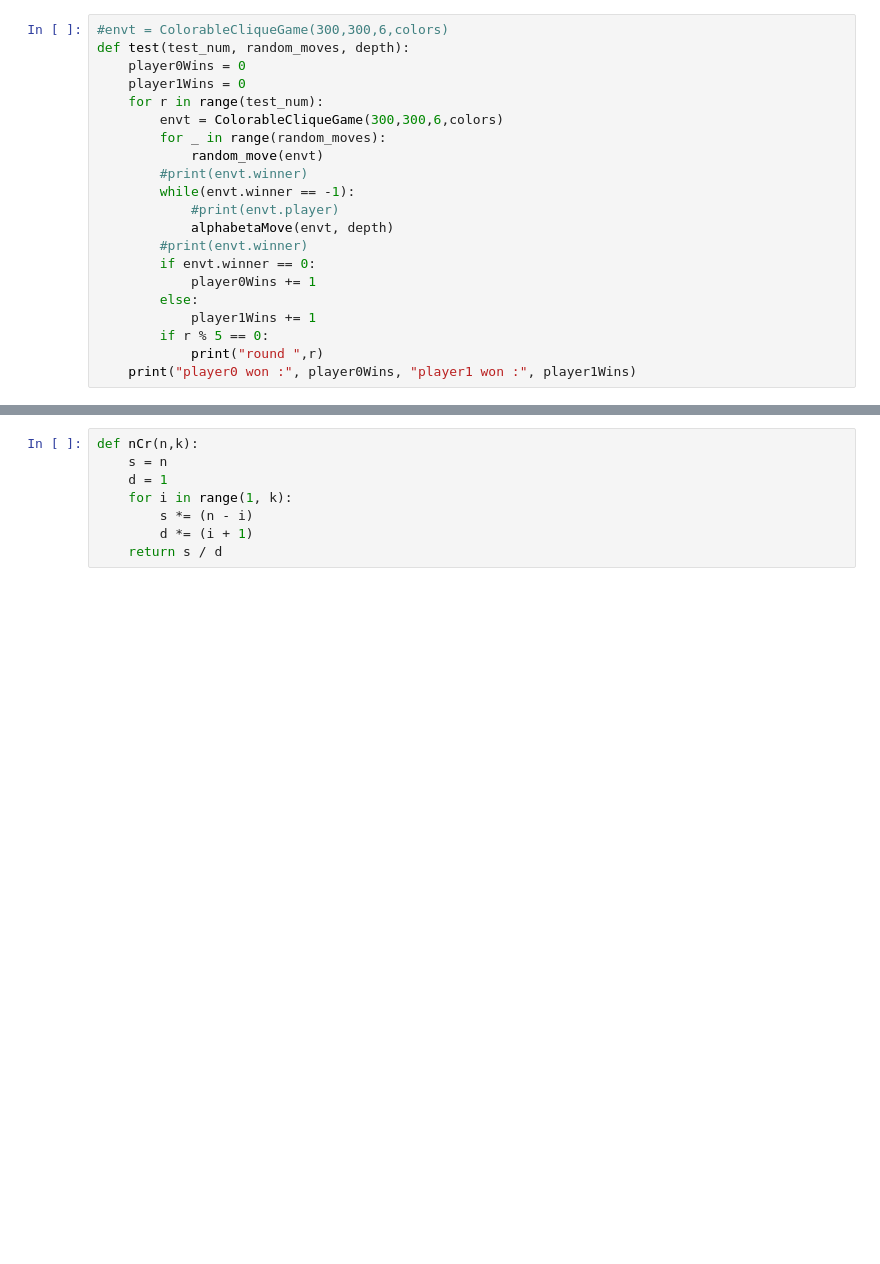
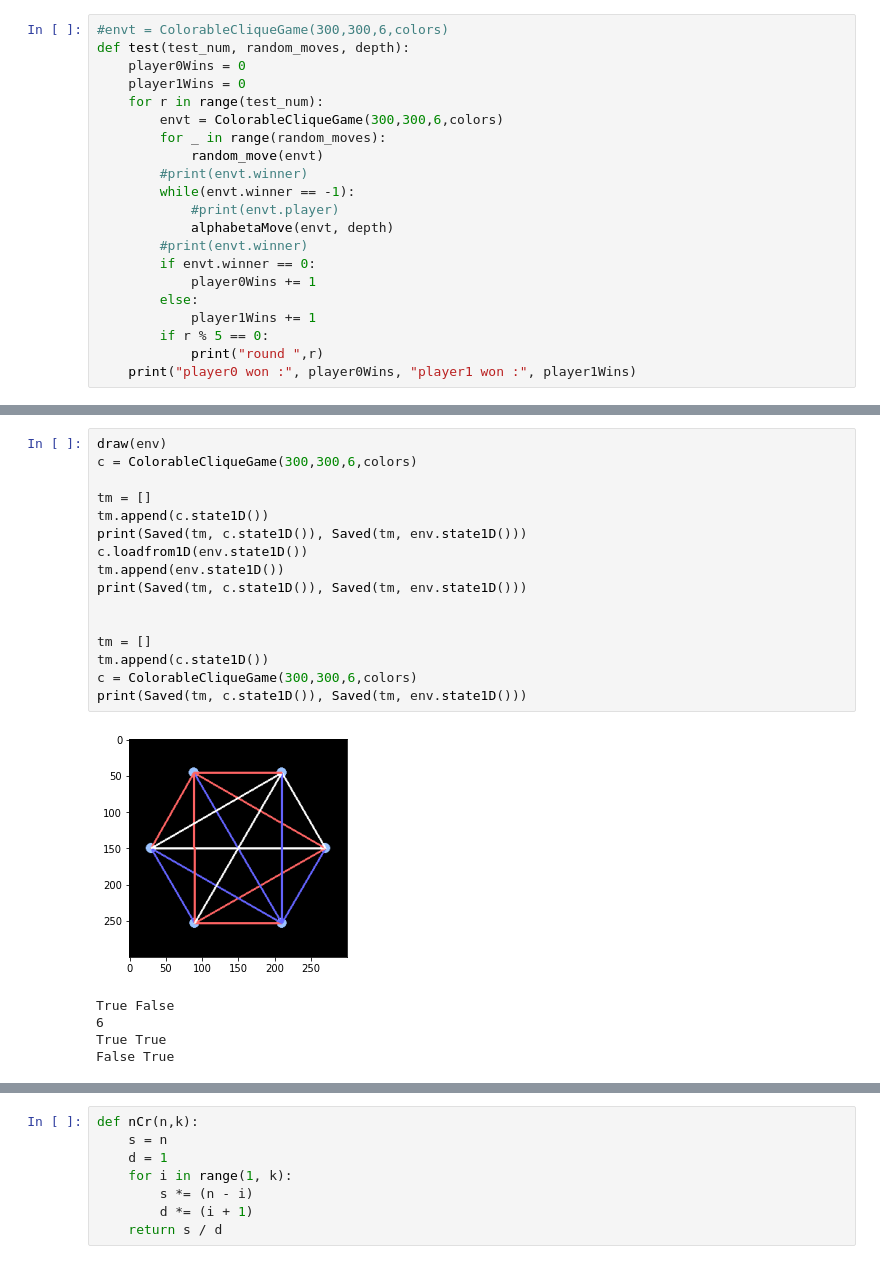
Before and after one commit to mike-tr/SimML, a Jupyter notebook: test.ipynb, the cells around one changed output, grey strips where cells are left out. Drawn from its saved outputs; the diff is of its cells as text; blank space fills up the shorter version.

```diff
--- a/test.ipynb
+++ b/test.ipynb
@@ -198 +205,23 @@ player0 won : 2 player1 won : 3
+# %%
+draw(env)
+c = ColorableCliqueGame(300,300,6,colors)
+
+tm = []
+tm.append(c.state1D())
+print(Saved(tm, c.state1D()), Saved(tm, env.state1D()))
+c.loadfrom1D(env.state1D())
+tm.append(env.state1D())
+print(Saved(tm, c.state1D()), Saved(tm, env.state1D()))
+
+
+tm = []
+tm.append(c.state1D())
+c = ColorableCliqueGame(300,300,6,colors)
+print(Saved(tm, c.state1D()), Saved(tm, env.state1D()))
+# %% [output]
+[figure, added]
+True False
+6
+True True
+False True
 # %%
```
Also changed, not shown: parts of 22 cells of this notebook, 3 other files.
